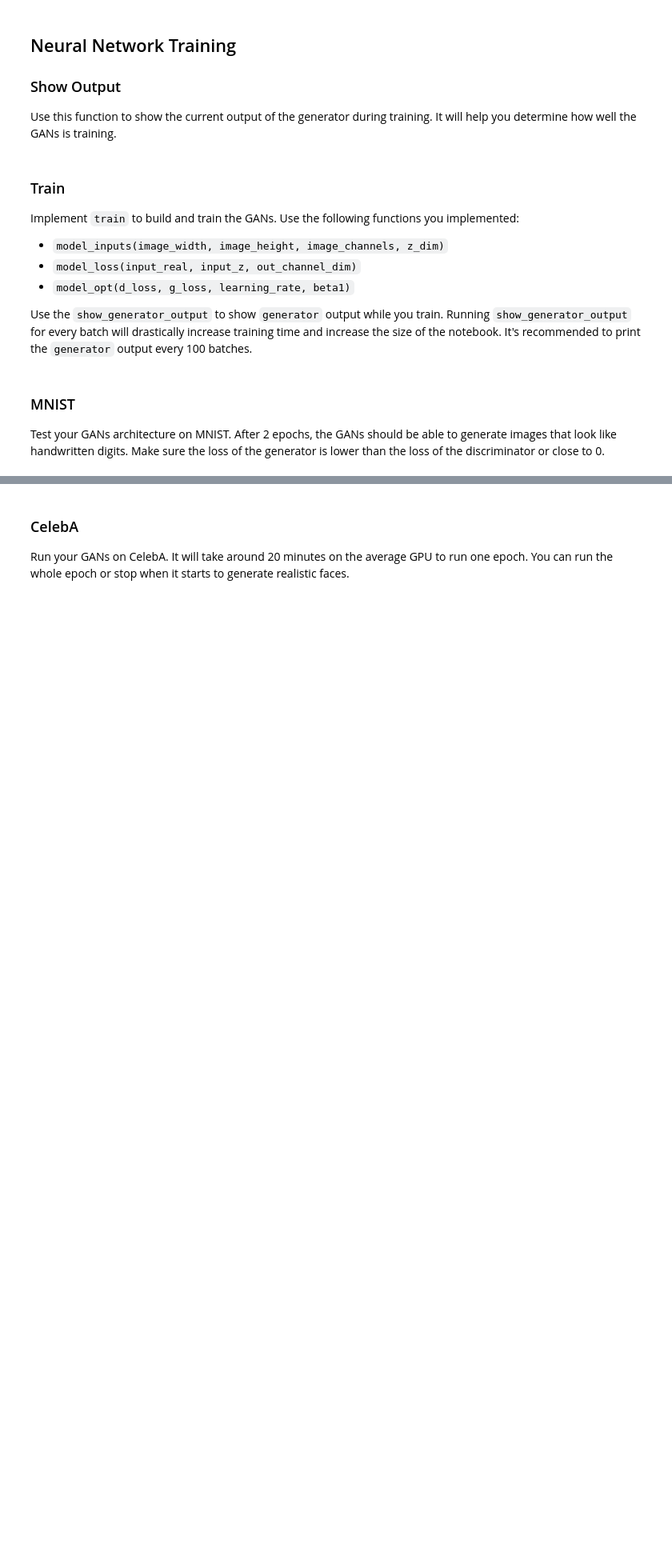
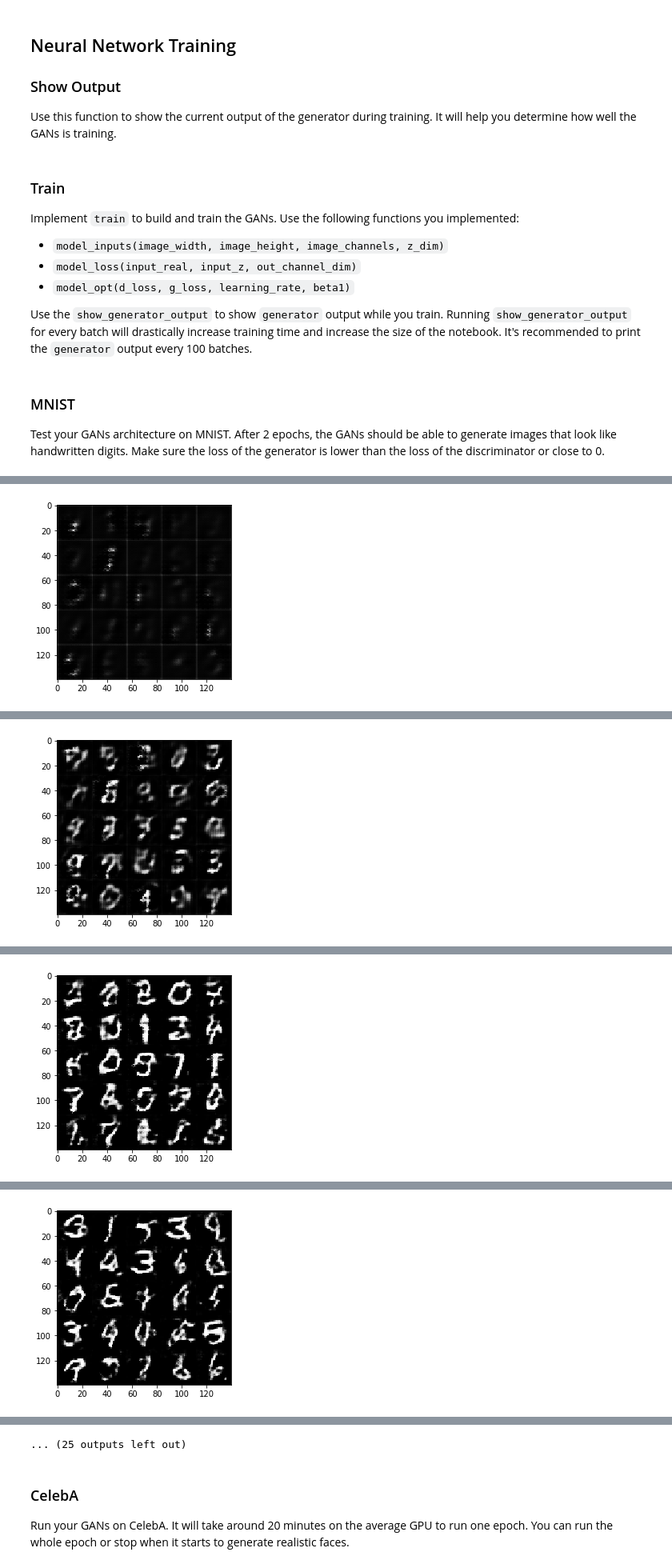
Before and after one commit to zhaobaiyu/dlnd, a Jupyter notebook: face_generation/dlnd_face_generation.ipynb, the cells around one changed output, grey strips where cells are left out. Shown at 80% size. Drawn from its saved outputs; the diff is of its cells as text; code cells hidden in the pictures; blank space fills up the shorter version.

```diff
--- a/face_generation/dlnd_face_generation.ipynb
+++ b/face_generation/dlnd_face_generation.ipynb
@@ -115,9 +117,9 @@ def model_inputs(image_width, image_height, image_channels, z_dim):
     :return: Tuple of (tensor of real input images, tensor of z data, learning rate)
     """
     # TODO: Implement Function
-    inputs_real = tf.placeholder(tf.float32, (None, image_width, image_height, image_channels), name='input_real')
-    inputs_z = tf.placeholder(tf.float32, (None, z_dim), name='input_z')
-    learning_rate = tf.placeholder(tf.float32, name='learning_rate')
+    inputs_real = tf.placeholder(tf.float32, (None, image_width, image_height, image_channels))
+    inputs_z = tf.placeholder(tf.float32, (None, z_dim))
+    learning_rate = tf.placeholder(tf.float32)
 
     return inputs_real, inputs_z, learning_rate
 
@@ -330,12 +325,12 @@ def train(epoch_count, batch_size, z_dim, learning_rate, beta1, get_batches, dat
     """
     # TODO: Build Model
     image_width, image_height, image_channels = data_shape[1:]
-    tf.reset_default_graph()
-    input_real, input_z = model_inputs(image_width, image_height, image_channels, z_dim)
+    input_real, input_z, learning_rate_ = model_inputs(image_width, image_height, image_channels, z_dim)
     d_loss, g_loss = model_loss(input_real, input_z, data_shape[3])
     d_opt, g_opt = model_opt(d_loss, g_loss, learning_rate, beta1)
 
     steps = 0
+
     print_every = 10
     show_every = 100
     with tf.Session() as sess:
@@ -345,16 +340,19 @@ def train(epoch_count, batch_size, z_dim, learning_rate, beta1, get_batches, dat
                 # TODO: Train Model
                 steps += 1
 
+                ######## the value of the original dataset ranges from -0.5 to 0.5
+                batch_images *= 2.0
+
                 batch_z = np.random.uniform(-1, 1, size=(batch_size, z_dim))
 
-                _ = sess.run(d_opt, feed_dict={input_real: batch_images, input_real: batch_z})
+                _ = sess.run(d_opt, feed_dict={input_real: batch_images, input_z: batch_z})
                 _ = sess.run(g_opt, feed_dict={input_z: batch_z, input_real: batch_images})
 
                 if steps % print_every == 0:
                     train_loss_d = d_loss.eval({input_z: batch_z, input_real: batch_images})
                     train_loss_g = g_loss.eval({input_z: batch_z})
 
-                    print('Epoch {}/{}...'.format(epoch_i, epoch_count),
+                    print('Epoch {}/{}...'.format(epoch_i + 1, epoch_count),
                           'Discriminator Loss: {:.4f}...'.format(train_loss_d),
                           'Generator Loss: {:.4f}'.format(train_loss_g))
 
@@ -364,10 +362,10 @@ def train(epoch_count, batch_size, z_dim, learning_rate, beta1, get_batches, dat
 ### MNIST
 Test your GANs architecture on MNIST.  After 2 epochs, the GANs should be able to generate images that look like handwritten digits.  Make sure the loss of the generator is lower than the loss of the discriminator or close to 0.
 # %%
-batch_size = None
-z_dim = None
-learning_rate = None
-beta1 = None
+batch_size = 64
+z_dim = 64
+learning_rate = 0.001
+beta1 = 0.5
 
 
 """
@@ -379,3 +377,4 @@ mnist_dataset = helper.Dataset('mnist', glob(os.path.join(data_dir, 'mnist/*.jpg
 with tf.Graph().as_default():
     train(epochs, batch_size, z_dim, learning_rate, beta1, mnist_dataset.get_batches,
           mnist_dataset.shape, mnist_dataset.image_mode)
+# %% [output]
@@ -381,0 +391 @@ with tf.Graph().as_default():
+[figure, added]
@@ -381,0 +402 @@ with tf.Graph().as_default():
+[figure, added]
@@ -381,0 +413 @@ with tf.Graph().as_default():
+[figure, added]
@@ -381,0 +424 @@ with tf.Graph().as_default():
+[figure, added]
@@ -382,3 +447,4 @@ with tf.Graph().as_default():
+... (25 outputs left out)
 # %% [markdown]
 ### CelebA
 Run your GANs on CelebA.  It will take around 20 minutes on the average GPU to run one epoch.  You can run the whole epoch or stop when it starts to generate realistic faces.
```
Also changed, not shown: parts of 7 cells of this notebook, 2 other files.
